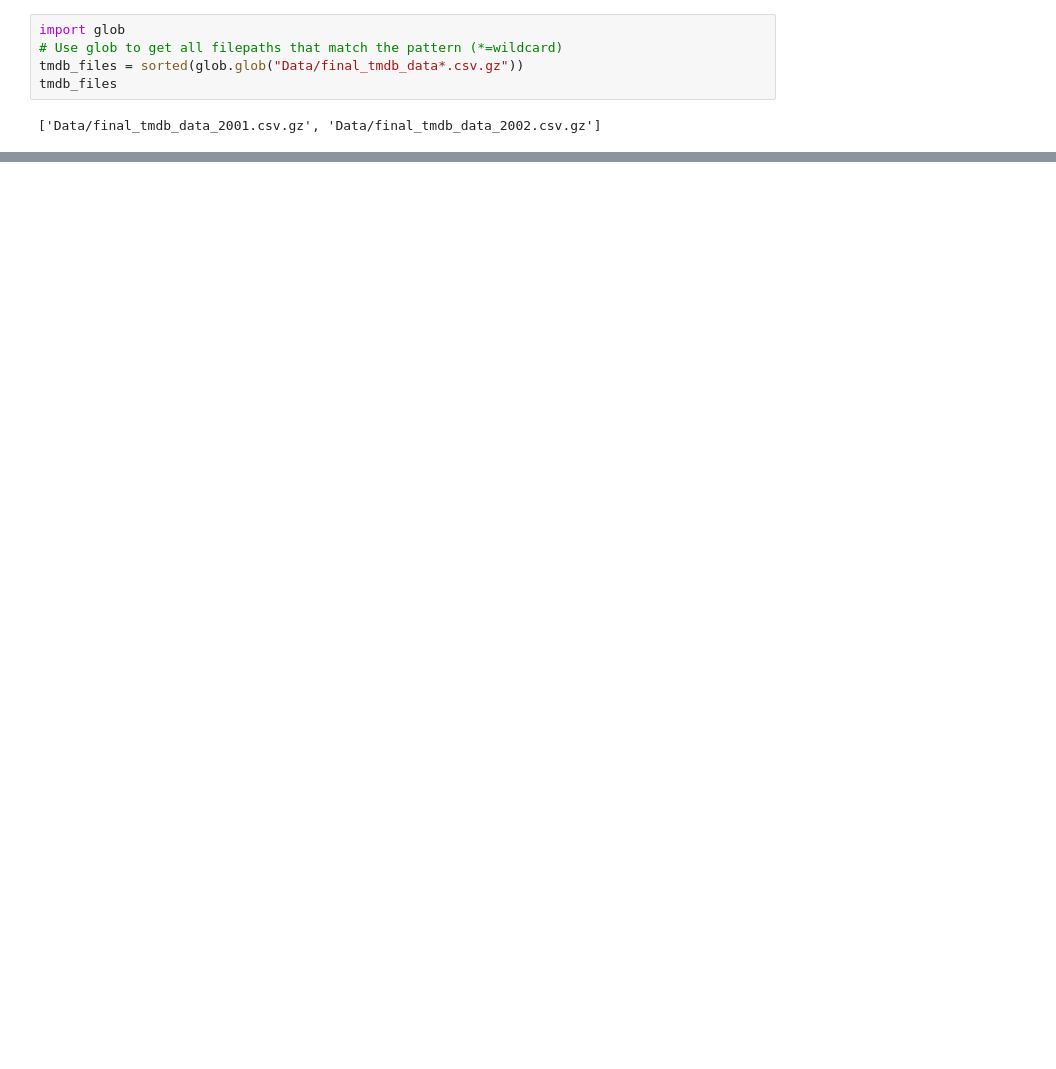
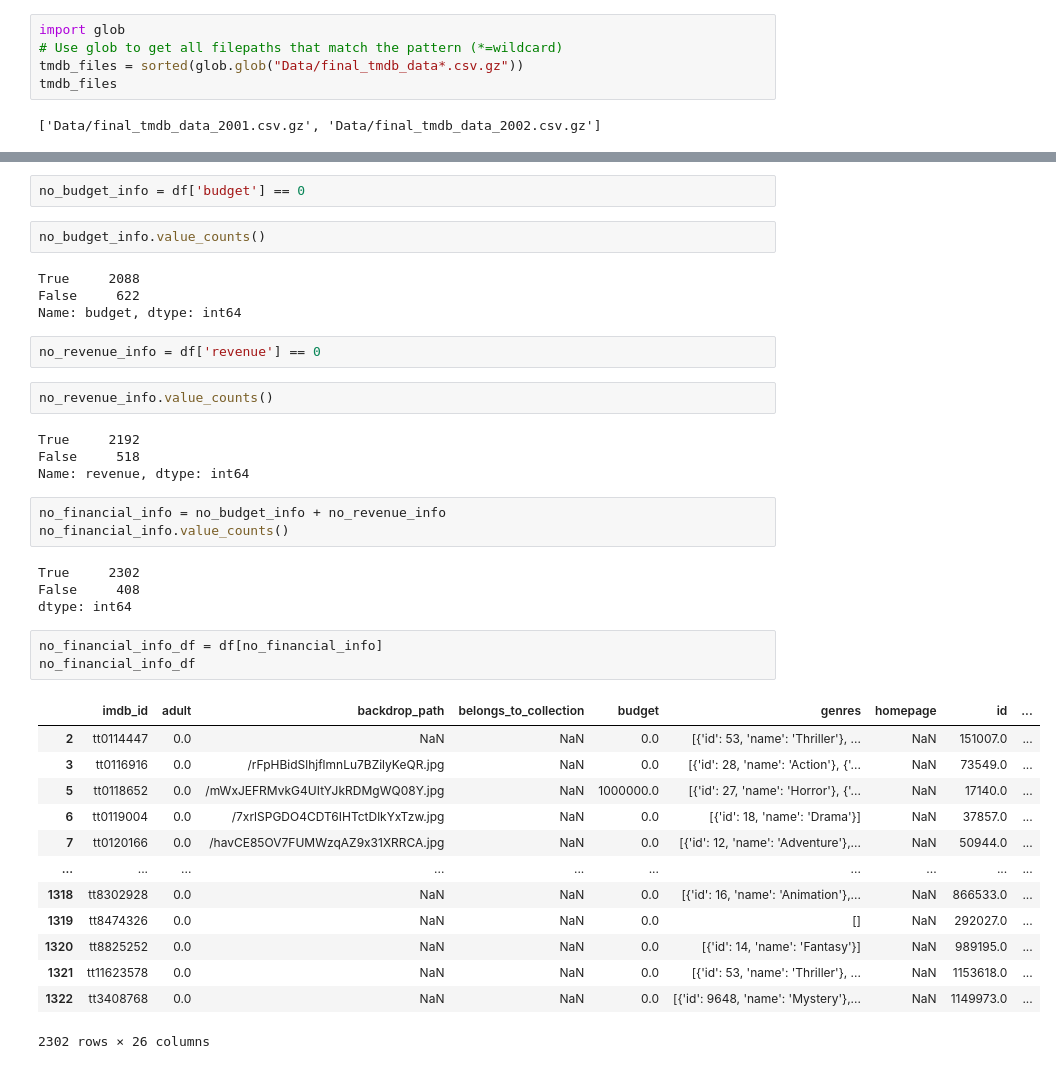
Before and after one commit to donmarcolaureano/Movie-Database, a Jupyter notebook: Financial_Data_EDA.ipynb, the cells around one changed output, grey strips where cells are left out. Cells and saved outputs as stored; diff of their text form; blank space fills up the shorter version.

```diff
--- a/Financial_Data_EDA.ipynb
+++ b/Financial_Data_EDA.ipynb
@@ -210,0 +196,40 @@ Name: budget, Length: 198, dtype: int64
+# %%
+no_budget_info = df['budget'] == 0
+# %%
+no_budget_info.value_counts()
+# %% [output]
+True     2088
+False     622
+Name: budget, dtype: int64
+# %%
+no_revenue_info = df['revenue'] == 0
+# %%
+no_revenue_info.value_counts()
+# %% [output]
+True     2192
+False     518
+Name: revenue, dtype: int64
+# %%
+no_financial_info = no_budget_info + no_revenue_info
+no_financial_info.value_counts()
+# %% [output]
+True     2302
+False     408
+dtype: int64
+# %%
+no_financial_info_df = df[no_financial_info]
+no_financial_info_df
+# %% [output]
+|  | imdb_id | adult | backdrop_path | belongs_to_collection | budget | genres | homepage | id | ... |
+| 2 | tt0114447 | 0.0 | NaN | NaN | 0.0 | [{'id': 53, 'name': 'Thriller'}, ... | NaN | 151007.0 | ... |
+| 3 | tt0116916 | 0.0 | /rFpHBidSlhjflmnLu7BZilyKeQR.jpg | NaN | 0.0 | [{'id': 28, 'name': 'Action'}, {'... | NaN | 73549.0 | ... |
+| 5 | tt0118652 | 0.0 | /mWxJEFRMvkG4UItYJkRDMgWQ08Y.jpg | NaN | 1000000.0 | [{'id': 27, 'name': 'Horror'}, {'... | NaN | 17140.0 | ... |
+| 6 | tt0119004 | 0.0 | /7xrlSPGDO4CDT6IHTctDlkYxTzw.jpg | NaN | 0.0 | [{'id': 18, 'name': 'Drama'}] | NaN | 37857.0 | ... |
+| 7 | tt0120166 | 0.0 | /havCE85OV7FUMWzqAZ9x31XRRCA.jpg | NaN | 0.0 | [{'id': 12, 'name': 'Adventure'},... | NaN | 50944.0 | ... |
+| ... | ... | ... | ... | ... | ... | ... | ... | ... | ... |
+| 1318 | tt8302928 | 0.0 | NaN | NaN | 0.0 | [{'id': 16, 'name': 'Animation'},... | NaN | 866533.0 | ... |
+| 1319 | tt8474326 | 0.0 | NaN | NaN | 0.0 | [] | NaN | 292027.0 | ... |
+| 1320 | tt8825252 | 0.0 | NaN | NaN | 0.0 | [{'id': 14, 'name': 'Fantasy'}] | NaN | 989195.0 | ... |
+| 1321 | tt11623578 | 0.0 | NaN | NaN | 0.0 | [{'id': 53, 'name': 'Thriller'}, ... | NaN | 1153618.0 | ... |
+| 1322 | tt3408768 | 0.0 | NaN | NaN | 0.0 | [{'id': 9648, 'name': 'Mystery'},... | NaN | 1149973.0 | ... |
+2302 rows × 26 columns
```
Also changed, not shown: parts of 8 cells of this notebook, 3 other files.
